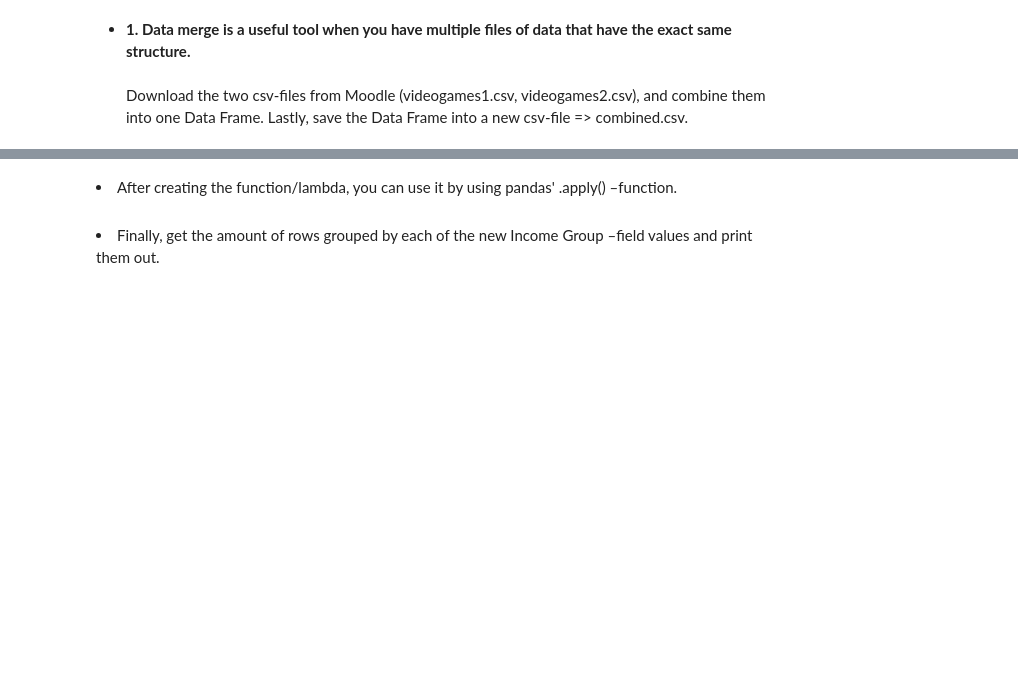
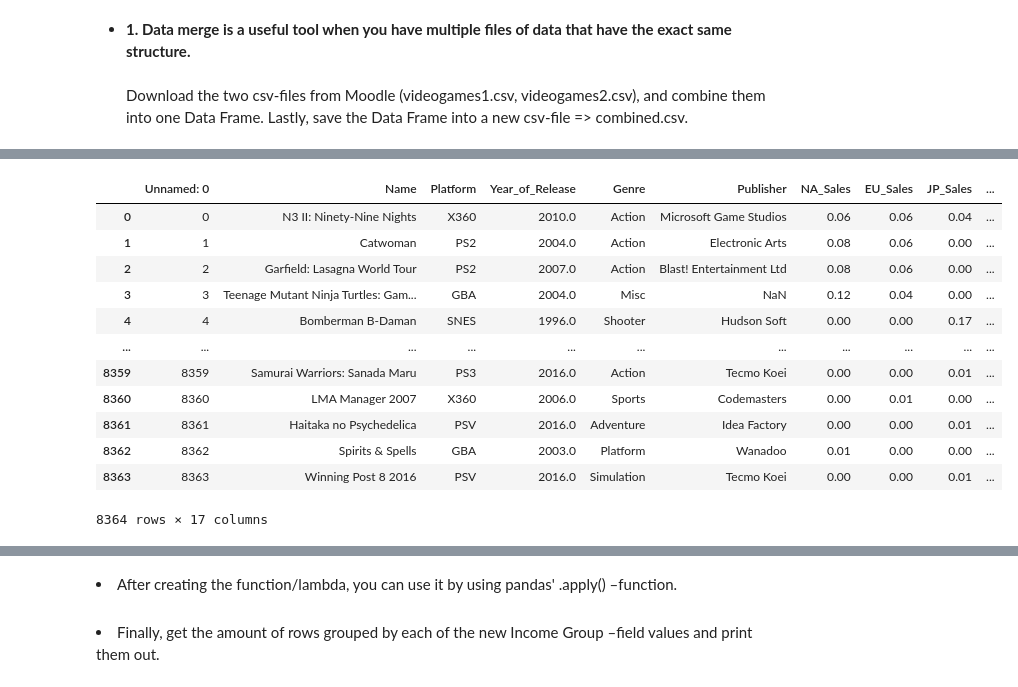
Before and after one commit to crypt0kitik/Introduction-to-Data-Analytics, a Jupyter notebook: Homework sets/SET 2/DataAnalyticsExerciseSet2.ipynb, the cells around one changed output, grey strips where cells are left out. Cells and saved outputs as stored; diff of their text form; code cells hidden in the pictures; blank space fills up the shorter version.

```diff
--- a/Homework sets/SET 2/DataAnalyticsExerciseSet2.ipynb
+++ b/Homework sets/SET 2/DataAnalyticsExerciseSet2.ipynb
@@ -558,0 +584,18 @@ dtale.show(df).open_browser()
+# %%
+# download and read a dataframe
+df_2 = pd.read_csv("videogames2.csv")
+df_2
+# %% [output]
+|  | Unnamed: 0 | Name | Platform | Year_of_Release | Genre | Publisher | NA_Sales | EU_Sales | JP_Sales | ... |
+| 0 | 0 | N3 II: Ninety-Nine Nights | X360 | 2010.0 | Action | Microsoft Game Studios | 0.06 | 0.06 | 0.04 | ... |
+| 1 | 1 | Catwoman | PS2 | 2004.0 | Action | Electronic Arts | 0.08 | 0.06 | 0.00 | ... |
+| 2 | 2 | Garfield: Lasagna World Tour | PS2 | 2007.0 | Action | Blast! Entertainment Ltd | 0.08 | 0.06 | 0.00 | ... |
+| 3 | 3 | Teenage Mutant Ninja Turtles: Gam... | GBA | 2004.0 | Misc | NaN | 0.12 | 0.04 | 0.00 | ... |
+| 4 | 4 | Bomberman B-Daman | SNES | 1996.0 | Shooter | Hudson Soft | 0.00 | 0.00 | 0.17 | ... |
+| ... | ... | ... | ... | ... | ... | ... | ... | ... | ... | ... |
+| 8359 | 8359 | Samurai Warriors: Sanada Maru | PS3 | 2016.0 | Action | Tecmo Koei | 0.00 | 0.00 | 0.01 | ... |
+| 8360 | 8360 | LMA Manager 2007 | X360 | 2006.0 | Sports | Codemasters | 0.00 | 0.01 | 0.00 | ... |
+| 8361 | 8361 | Haitaka no Psychedelica | PSV | 2016.0 | Adventure | Idea Factory | 0.00 | 0.00 | 0.01 | ... |
+| 8362 | 8362 | Spirits & Spells | GBA | 2003.0 | Platform | Wanadoo | 0.01 | 0.00 | 0.00 | ... |
+| 8363 | 8363 | Winning Post 8 2016 | PSV | 2016.0 | Simulation | Tecmo Koei | 0.00 | 0.00 | 0.01 | ... |
+8364 rows × 17 columns
```
Also changed, not shown: parts of 5 cells of this notebook, 1 other file.
